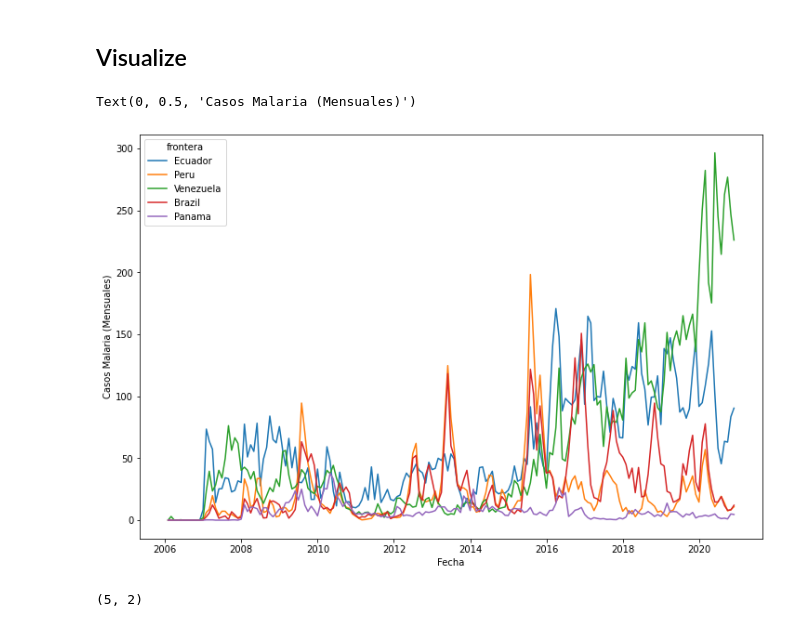
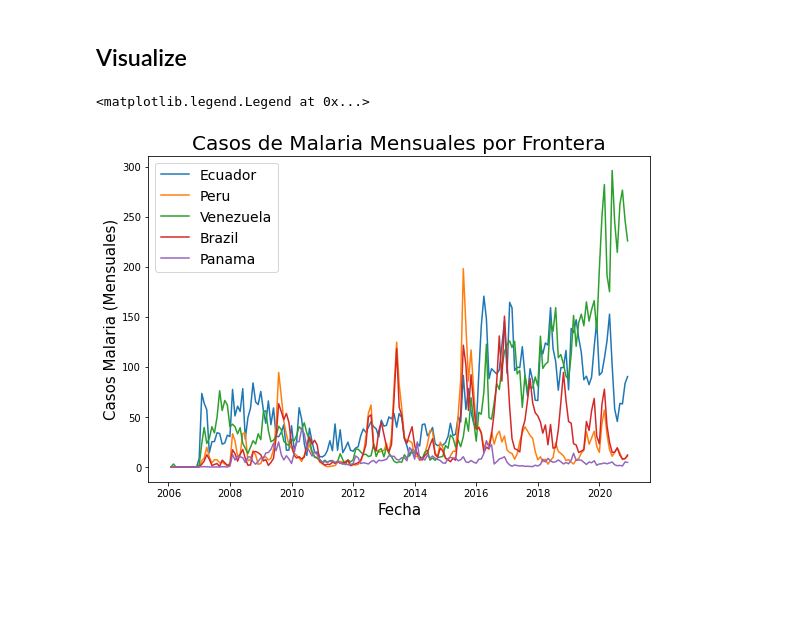
Before and after one commit to Data-Lama/pathogen_study_regions_generator, a Jupyter notebook: results/Frontiers.ipynb, the cells around one changed output. Cells and saved outputs as stored; diff of their text form; code cells hidden in the pictures; blank space fills up the shorter version.

```diff
--- a/results/Frontiers.ipynb
+++ b/results/Frontiers.ipynb
@@ -87,10 +91,12 @@ Done
 # %%
 df = flow.df_embedded_vector.merge(flow.initial_geometry)
 #display(df)
-plt.figure(figsize=(12, 8))
+plt.figure(figsize=(9, 6))
 ax = sns.lineplot(data = df[df.date <= pd.to_datetime("2020-11-30")], x = 'date', y = 'malaria_sivigila_4_num_cases_sum', hue = 'frontera')
-ax.set_xlabel('Fecha')
-ax.set_ylabel('Casos Malaria (Mensuales)')
+ax.set_xlabel('Fecha', fontsize=15)
+ax.set_ylabel('Casos Malaria (Mensuales)', fontsize=15)
+ax.set_title('Casos de Malaria Mensuales por Frontera', fontsize=20)
+plt.legend(loc="upper left", frameon=True, fontsize=14)
 # %% [output]
-Text(0, 0.5, 'Casos Malaria (Mensuales)')
+<matplotlib.legend.Legend at 0x...>
-[figure, old version]
+[figure, new version]
@@ -103,4 +102,0 @@ merge(flow.initial_geometry)
-# %%
-flow.final_geometry.shape
-# %% [output]
-(5, 2)
```
Also changed, not shown: parts of 17 cells of this notebook, 26 other files.
